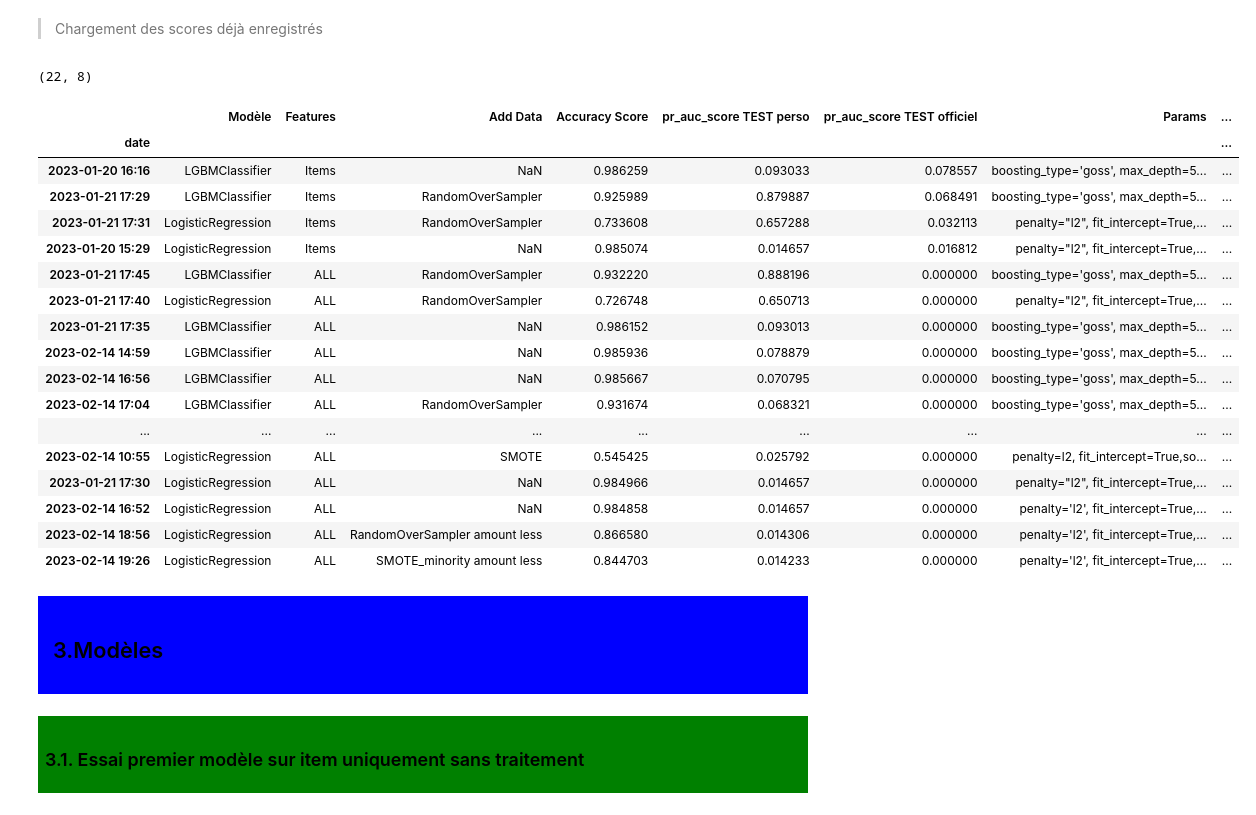
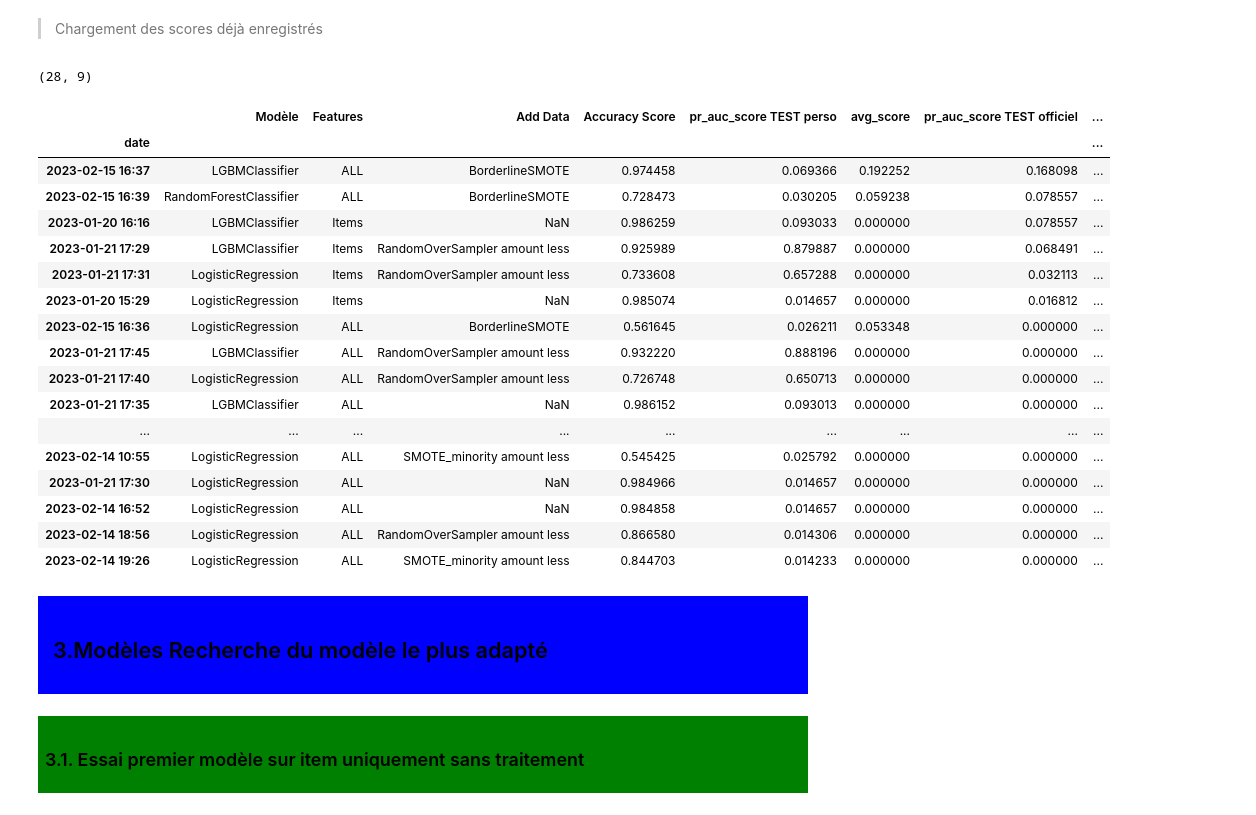
Before and after one commit to aurao22/projet_bnp_paribas_fraudeurs, a Jupyter notebook: bnp_paribas_Model.ipynb, the cells around one changed output. Saved outputs shown, nothing was run; the diff lists cells and outputs as text; code cells hidden in the pictures.

```diff
--- a/bnp_paribas_Model.ipynb
+++ b/bnp_paribas_Model.ipynb
@@ -94,30 +136,30 @@ test_origin
 # %%
 score_path = r'C:\Users\User\WORK\workspace-ia\PROJETS\projet_bnp_paribas_fraudeurs\dataset\score.csv'
 scores = load_scores(score_path=score_path, save_it=False, verbose=verbose)
 print(scores.shape)
-scores.sort_values(["pr_auc_score TEST officiel","pr_auc_score TEST perso"], ascending=False)
+scores.sort_values(["pr_auc_score TEST officiel","avg_score","pr_auc_score TEST perso"], ascending=False)
 # %% [output]
-(22, 8)
+(28, 9)
-|  | Modèle | Features | Add Data | Accuracy Score | pr_auc_score TEST perso | pr_auc_score TEST officiel | Params | ... |
+|  | Modèle | Features | Add Data | Accuracy Score | pr_auc_score TEST perso | avg_score | pr_auc_score TEST officiel | ... |
 | date |  |  |  |  |  |  |  | ... |
-| 2023-01-20 16:16 | LGBMClassifier | Items | NaN | 0.986259 | 0.093033 | 0.078557 | boosting_type='goss', max_depth=5... | ... |
-| 2023-01-21 17:29 | LGBMClassifier | Items | RandomOverSampler | 0.925989 | 0.879887 | 0.068491 | boosting_type='goss', max_depth=5... | ... |
-| 2023-01-21 17:31 | LogisticRegression | Items | RandomOverSampler | 0.733608 | 0.657288 | 0.032113 | penalty="l2", fit_intercept=True,... | ... |
-| 2023-01-20 15:29 | LogisticRegression | Items | NaN | 0.985074 | 0.014657 | 0.016812 | penalty="l2", fit_intercept=True,... | ... |
-| 2023-01-21 17:45 | LGBMClassifier | ALL | RandomOverSampler | 0.932220 | 0.888196 | 0.000000 | boosting_type='goss', max_depth=5... | ... |
-| 2023-01-21 17:40 | LogisticRegression | ALL | RandomOverSampler | 0.726748 | 0.650713 | 0.000000 | penalty="l2", fit_intercept=True,... | ... |
-| 2023-01-21 17:35 | LGBMClassifier | ALL | NaN | 0.986152 | 0.093013 | 0.000000 | boosting_type='goss', max_depth=5... | ... |
-| 2023-02-14 14:59 | LGBMClassifier | ALL | NaN | 0.985936 | 0.078879 | 0.000000 | boosting_type='goss', max_depth=5... | ... |
-| 2023-02-14 16:56 | LGBMClassifier | ALL | NaN | 0.985667 | 0.070795 | 0.000000 | boosting_type='goss', max_depth=5... | ... |
-| 2023-02-14 17:04 | LGBMClassifier | ALL | RandomOverSampler | 0.931674 | 0.068321 | 0.000000 | boosting_type='goss', max_depth=5... | ... |
+| 2023-02-15 16:37 | LGBMClassifier | ALL | BorderlineSMOTE | 0.974458 | 0.069366 | 0.192252 | 0.168098 | ... |
+| 2023-02-15 16:39 | RandomForestClassifier | ALL | BorderlineSMOTE | 0.728473 | 0.030205 | 0.059238 | 0.078557 | ... |
+| 2023-01-20 16:16 | LGBMClassifier | Items | NaN | 0.986259 | 0.093033 | 0.000000 | 0.078557 | ... |
+| 2023-01-21 17:29 | LGBMClassifier | Items | RandomOverSampler amount less | 0.925989 | 0.879887 | 0.000000 | 0.068491 | ... |
+| 2023-01-21 17:31 | LogisticRegression | Items | RandomOverSampler amount less | 0.733608 | 0.657288 | 0.000000 | 0.032113 | ... |
+| 2023-01-20 15:29 | LogisticRegression | Items | NaN | 0.985074 | 0.014657 | 0.000000 | 0.016812 | ... |
+| 2023-02-15 16:36 | LogisticRegression | ALL | BorderlineSMOTE | 0.561645 | 0.026211 | 0.053348 | 0.000000 | ... |
+| 2023-01-21 17:45 | LGBMClassifier | ALL | RandomOverSampler amount less | 0.932220 | 0.888196 | 0.000000 | 0.000000 | ... |
+| 2023-01-21 17:40 | LogisticRegression | ALL | RandomOverSampler amount less | 0.726748 | 0.650713 | 0.000000 | 0.000000 | ... |
+| 2023-01-21 17:35 | LGBMClassifier | ALL | NaN | 0.986152 | 0.093013 | 0.000000 | 0.000000 | ... |
 | ... | ... | ... | ... | ... | ... | ... | ... | ... |
-| 2023-02-14 10:55 | LogisticRegression | ALL | SMOTE | 0.545425 | 0.025792 | 0.000000 | penalty=l2, fit_intercept=True,so... | ... |
-| 2023-01-21 17:30 | LogisticRegression | ALL | NaN | 0.984966 | 0.014657 | 0.000000 | penalty="l2", fit_intercept=True,... | ... |
-| 2023-02-14 16:52 | LogisticRegression | ALL | NaN | 0.984858 | 0.014657 | 0.000000 | penalty='l2', fit_intercept=True,... | ... |
-| 2023-02-14 18:56 | LogisticRegression | ALL | RandomOverSampler amount less | 0.866580 | 0.014306 | 0.000000 | penalty='l2', fit_intercept=True,... | ... |
-| 2023-02-14 19:26 | LogisticRegression | ALL | SMOTE_minority amount less | 0.844703 | 0.014233 | 0.000000 | penalty='l2', fit_intercept=True,... | ... |
+| 2023-02-14 10:55 | LogisticRegression | ALL | SMOTE_minority amount less | 0.545425 | 0.025792 | 0.000000 | 0.000000 | ... |
+| 2023-01-21 17:30 | LogisticRegression | ALL | NaN | 0.984966 | 0.014657 | 0.000000 | 0.000000 | ... |
+| 2023-02-14 16:52 | LogisticRegression | ALL | NaN | 0.984858 | 0.014657 | 0.000000 | 0.000000 | ... |
+| 2023-02-14 18:56 | LogisticRegression | ALL | RandomOverSampler amount less | 0.866580 | 0.014306 | 0.000000 | 0.000000 | ... |
+| 2023-02-14 19:26 | LogisticRegression | ALL | SMOTE_minority amount less | 0.844703 | 0.014233 | 0.000000 | 0.000000 | ... |
 # %% [markdown]
 <div style="display: flex; background-color: Blue; padding: 15px;" >
 
-## 3.Modèles
+## 3.Modèles Recherche du modèle le plus adapté
 </div>
```
Also changed, not shown: parts of 31 cells of this notebook.
